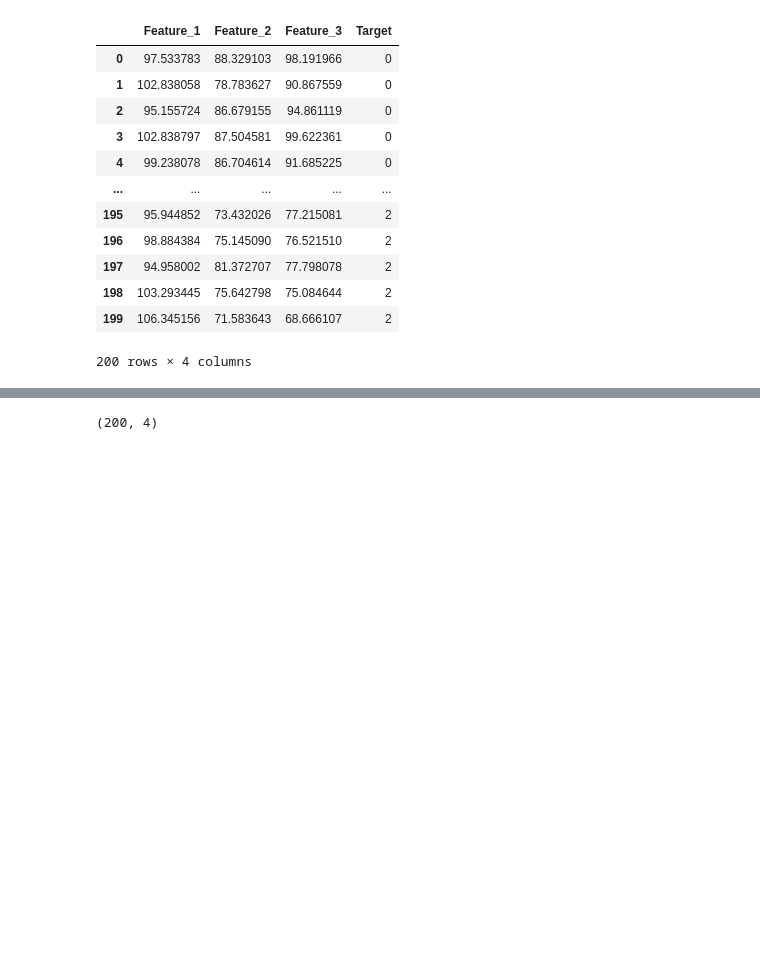
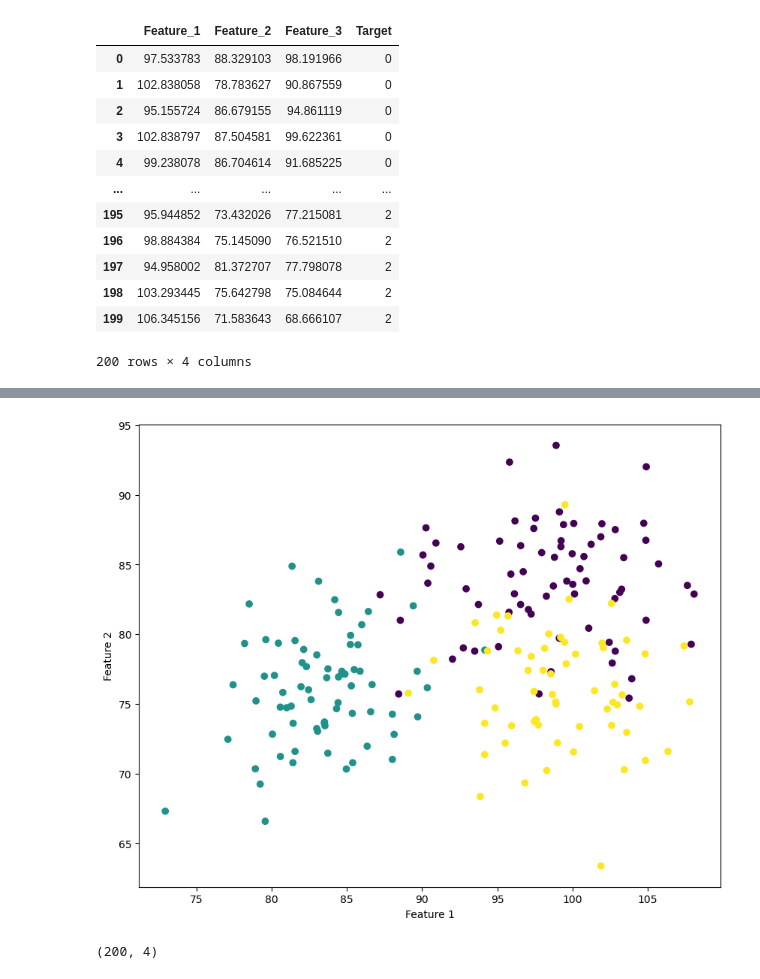
Before and after one commit to Harsh-BH/ML-Projects, a Jupyter notebook: Kodein/task_data1.ipynb, the cells around one changed output, grey strips where cells are left out. Saved outputs shown, nothing was run; the diff lists cells and outputs as text; code cells hidden in the pictures; blank space fills up the shorter version.

```diff
--- a/Kodein/task_data1.ipynb
+++ b/Kodein/task_data1.ipynb
@@ -85,3 +130,12 @@ df2
+# %%
+plt.figure(figsize=(10,8))
+plt.scatter(df2.Feature_1,df2.Feature_2,c=df2.Target ,label='feature_1 vs target')
+
+plt.xlabel("Feature 1")
+plt.ylabel("Feature 2")
+plt.show()
+# %% [output]
+[figure, added]
 # %%
 df2.shape
 # %% [output]
```
Also changed, not shown: parts of 15 cells of this notebook, 18 other files.
